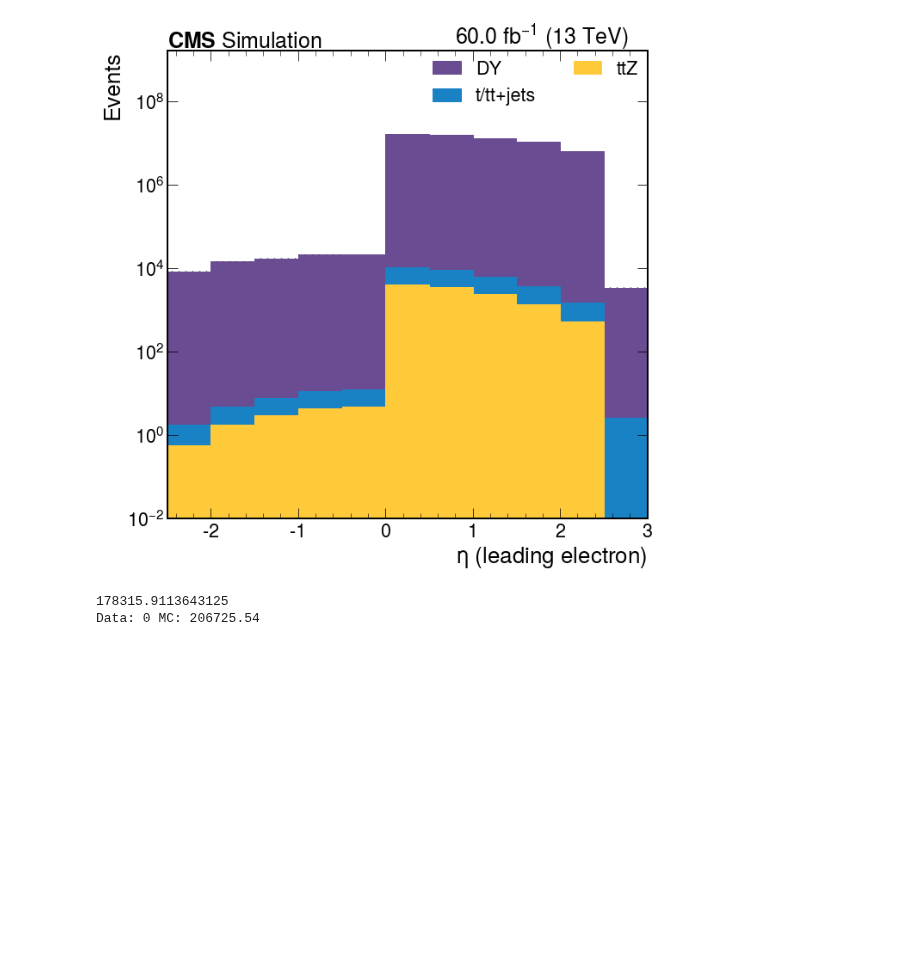
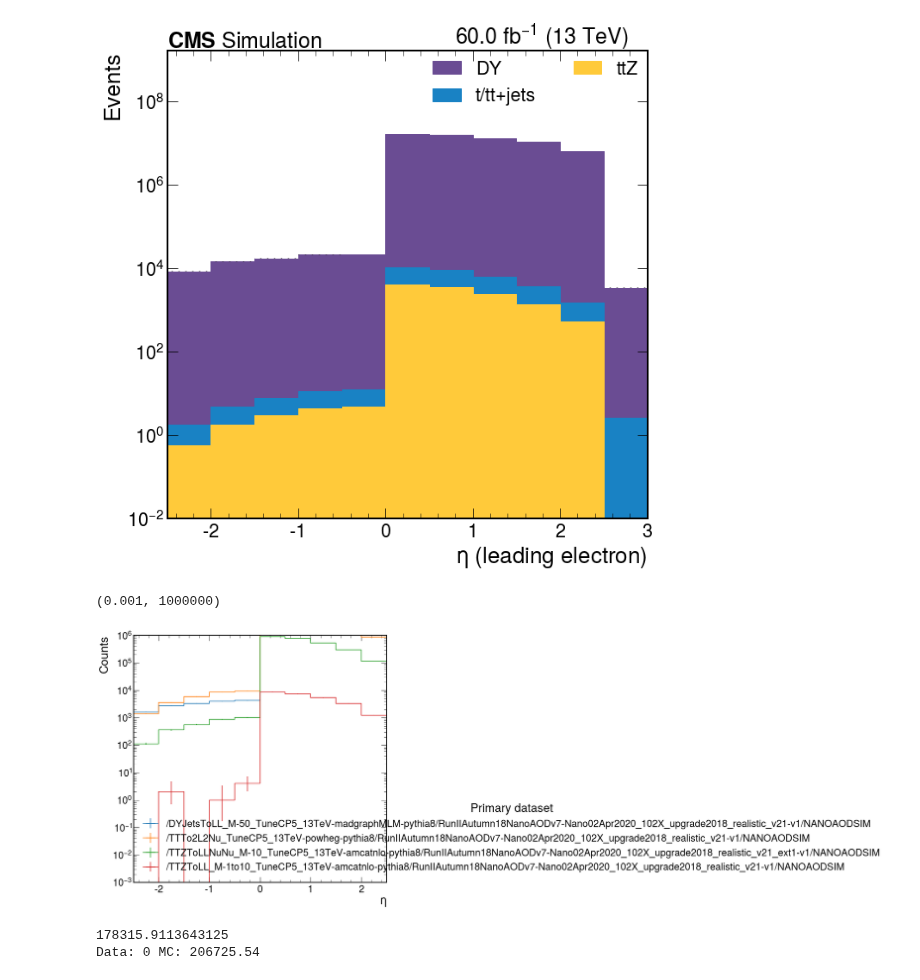
Before and after one commit to JacksonWallace/FCNC, a Jupyter notebook: notebooks/Charge Flip Calculator.ipynb, the cells around one changed output. Saved outputs shown, nothing was run; the diff lists cells and outputs as text; code cells hidden in the pictures; blank space fills up the shorter version.

```diff
--- a/notebooks/Charge Flip Calculator.ipynb
+++ b/notebooks/Charge Flip Calculator.ipynb
@@ -32,8 +32,8 @@ from Tools.nano_mapping import make_fileset, nano_mapping
 
 from processor.meta_processor import get_sample_meta
 
-overwrite = True
-local = False
+overwrite = False
+local = True
 
 # load the config and the cache
 cfg = loadConfig()
@@ -48,7 +48,7 @@ year = 2018
 samples = get_samples()
 
 # make a fileset, taking the definitions in Tools/nano_mapping.py
-fileset = make_fileset(['DY', 'TTZ', 'top',], samples, redirector=redirector_ucsd, small=True)
+fileset = make_fileset(['DY', 'TTZ', 'top',], samples, redirector=redirector_ucsd, small=False)
 #add back in:
 
 # in order for cutflows to work we need to add every process to the output accumulator
@@ -56,7 +56,7 @@ add_processes_to_output(fileset, desired_output)
 
 histograms = sorted(list(desired_output.keys()))
 
-meta = get_sample_meta(fileset, samples)
+#meta = get_sample_meta(fileset, samples)
 
 chunksize = 25000
 
@@ -276,4 +276,11 @@ Data: 0 MC: 62512393.4
 'texgyreheros-regular.otf' can not be subsetted into a Type 3 font. The entire font will be embedded in the output.
 Figure saved in: /home/users/ewallace/public_html/tW_scattering/histos/electron_eta_test
 [figure]
+# %%
+ax = hist.plot1d(output[0]['electron'].sum('pt').rebin('eta', eta_bins))
+ax.set_yscale('log')
+ax.set_ylim(0.001,1000000)
+# %% [output]
+(0.001, 1000000)
+[figure, added]
 # %%
```
Also changed, not shown: parts of 13 cells of this notebook, 3 other files.
